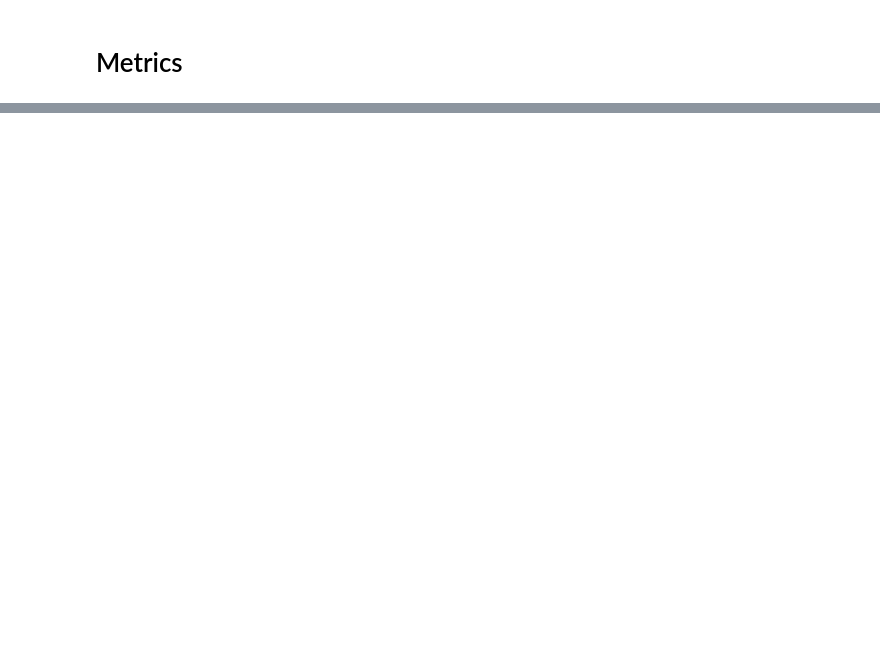
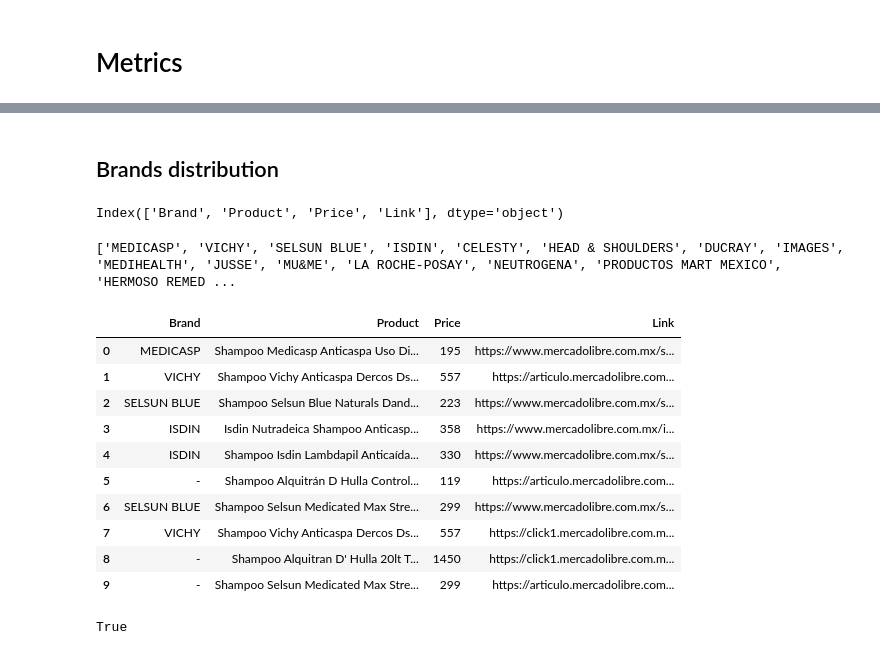
Before and after one commit to nicolasAT25/amazon_meli_scraping, a Jupyter notebook: meli_scraping.ipynb, the cells around one changed output, grey strips where cells are left out. Drawn from its saved outputs; the diff is of its cells as text; code cells hidden in the pictures; blank space fills up the shorter version.

```diff
--- a/meli_scraping.ipynb
+++ b/meli_scraping.ipynb
@@ -35,0 +59,3 @@ utils_meli.open_link(df,3)
+# %%
+df = pd.read_excel(r"C:\Users\nicarang\Documents\Digitas\P&G\Benchmarking\H&S\Severe\MeLi\shampoo_para_la_caspa_2023_3_27.xlsx".replace("\\", "/"))
+df.head()
@@ -48,0 +261,6 @@ display(df_25.head())
+# %% [markdown]
+## Brands distribution
+# %%
+df.columns
+# %% [output]
+Index(['Brand', 'Product', 'Price', 'Link'], dtype='object')
@@ -48,0 +270,23 @@ display(df_25.head())
+# %%
+print(df[df.Brand!='-'].Brand.unique().tolist())
+# %% [output]
+['MEDICASP', 'VICHY', 'SELSUN BLUE', 'ISDIN', 'CELESTY', 'HEAD & SHOULDERS', 'DUCRAY', 'IMAGES', 'MEDIHEALTH', 'JUSSE', 'MU&ME', 'LA ROCHE-POSAY', 'NEUTROGENA', 'PRODUCTOS MART MEXICO', 'HERMOSO REMED ...
+# %%
+test = df.head(10).copy()
+test
+# %% [output]
+|  | Brand | Product | Price | Link |
+| 0 | MEDICASP | Shampoo Medicasp Anticaspa Uso Di... | 195 | https://www.mercadolibre.com.mx/s... |
+| 1 | VICHY | Shampoo Vichy Anticaspa Dercos Ds... | 557 | https://articulo.mercadolibre.com... |
+| 2 | SELSUN BLUE | Shampoo Selsun Blue Naturals Dand... | 223 | https://www.mercadolibre.com.mx/s... |
+| 3 | ISDIN | Isdin Nutradeica Shampoo Anticasp... | 358 | https://www.mercadolibre.com.mx/i... |
+| 4 | ISDIN | Shampoo Isdin Lambdapil Anticaída... | 330 | https://www.mercadolibre.com.mx/s... |
+| 5 | - | Shampoo Alquitrán D Hulla Control... | 119 | https://articulo.mercadolibre.com... |
+| 6 | SELSUN BLUE | Shampoo Selsun Medicated Max Stre... | 299 | https://www.mercadolibre.com.mx/s... |
+| 7 | VICHY | Shampoo Vichy Anticaspa Dercos Ds... | 557 | https://click1.mercadolibre.com.m... |
+| 8 | - | Shampoo Alquitran D' Hulla 20lt T... | 1450 | https://click1.mercadolibre.com.m... |
+| 9 | - | Shampoo Selsun Medicated Max Stre... | 299 | https://articulo.mercadolibre.com... |
+# %%
+'Shampoo Vichy Anticaspa Dercos Ds Cabello Graso 200 Ml'.lower().__contains__('vichy'.lower())
+# %% [output]
+True
```
Also changed, not shown: parts of 31 cells of this notebook, 3 other files.
